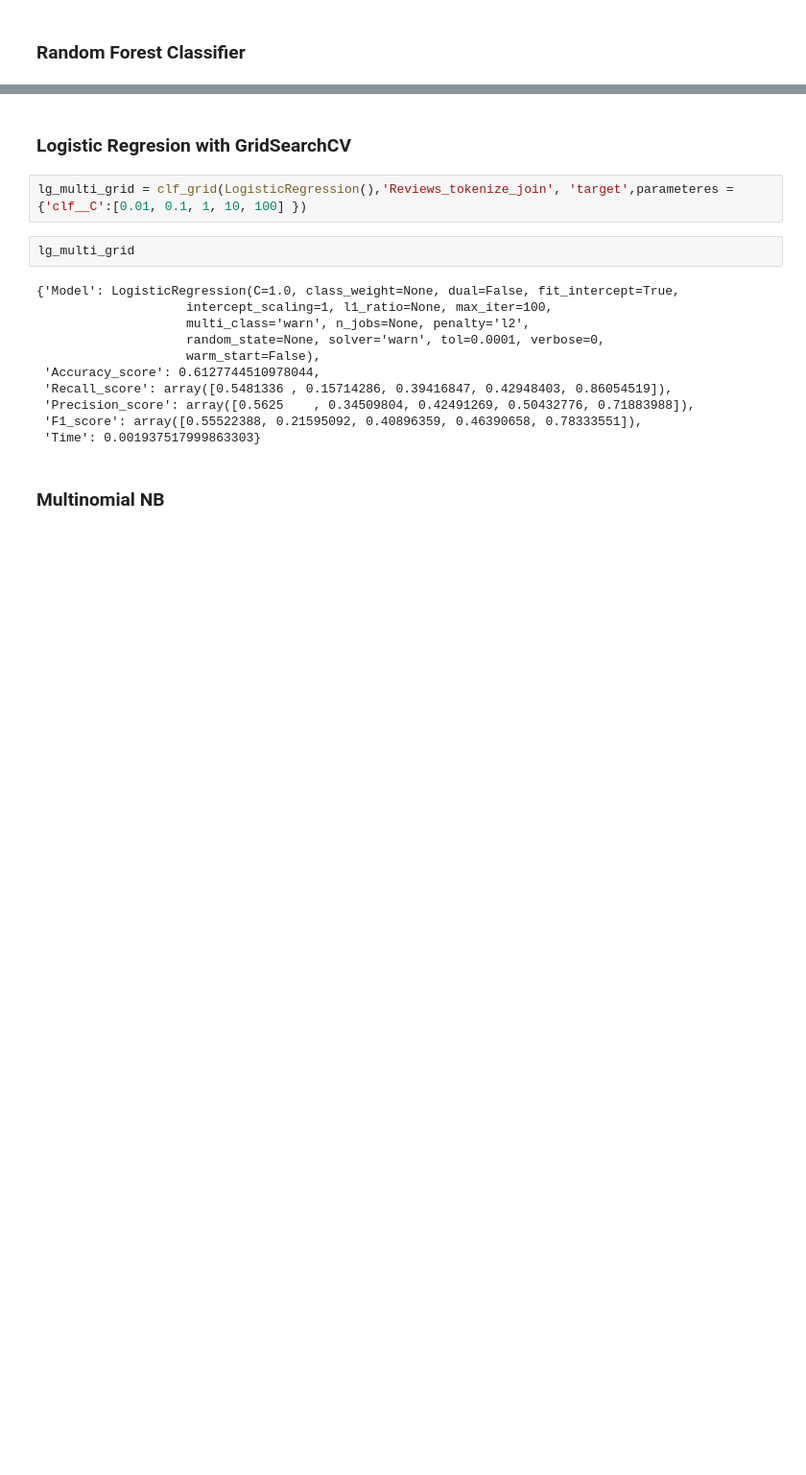
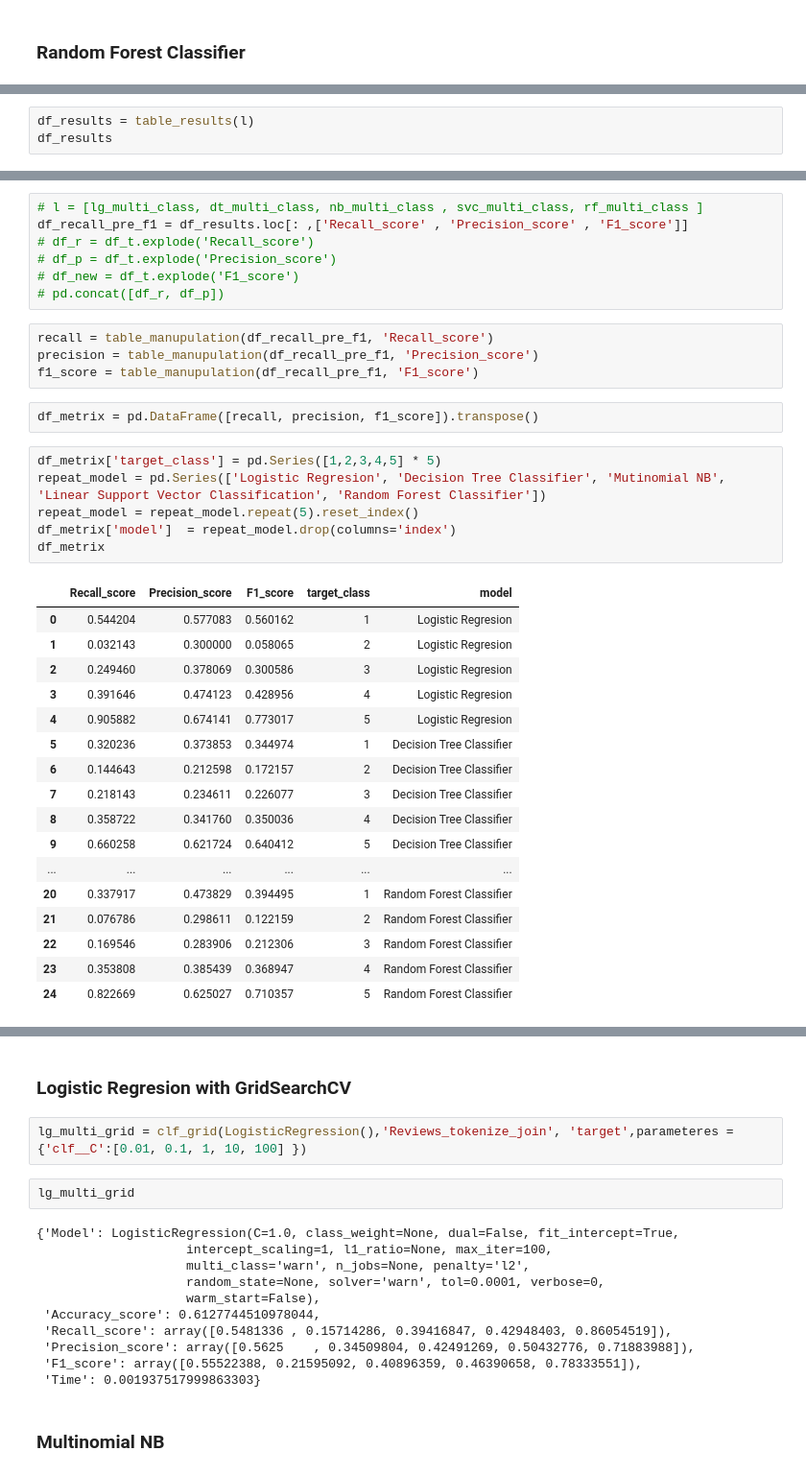
Before and after one commit to Cristinamulas/Text-Classification-And-Sentiment-Analysis-On-Hotel-Reviews, a Jupyter notebook: Text classification models.ipynb, the cells around one changed output, grey strips where cells are left out. Shown at 96% size. Saved outputs shown, nothing was run; the diff lists cells and outputs as text; blank space fills up the shorter version.

Commit message:
adding result table

```diff
--- a/Text classification models.ipynb
+++ b/Text classification models.ipynb
@@ -357,0 +205,3 @@ weighted avg       0.47      0.51      0.48      7515
+# %%
+df_results = table_results(l)
+df_results
@@ -357,0 +216,37 @@ weighted avg       0.47      0.51      0.48      7515
+# %%
+# l = [lg_multi_class, dt_multi_class, nb_multi_class , svc_multi_class, rf_multi_class ]
+df_recall_pre_f1 = df_results.loc[: ,['Recall_score' , 'Precision_score' , 'F1_score']]
+# df_r = df_t.explode('Recall_score')
+# df_p = df_t.explode('Precision_score')
+# df_new = df_t.explode('F1_score')
+# pd.concat([df_r, df_p])
+# %%
+recall = table_manupulation(df_recall_pre_f1, 'Recall_score')
+precision = table_manupulation(df_recall_pre_f1, 'Precision_score')
+f1_score = table_manupulation(df_recall_pre_f1, 'F1_score')
+# %%
+df_metrix = pd.DataFrame([recall, precision, f1_score]).transpose()
+# %%
+df_metrix['target_class'] = pd.Series([1,2,3,4,5] * 5)
+repeat_model = pd.Series(['Logistic Regresion', 'Decision Tree Classifier', 'Mutinomial NB', 'Linear Support Vector Classification', 'Random Forest Classifier'])
+repeat_model = repeat_model.repeat(5).reset_index()
+df_metrix['model']  = repeat_model.drop(columns='index')
+df_metrix
+# %% [output]
+|  | Recall_score | Precision_score | F1_score | target_class | model |
+| 0 | 0.544204 | 0.577083 | 0.560162 | 1 | Logistic Regresion |
+| 1 | 0.032143 | 0.300000 | 0.058065 | 2 | Logistic Regresion |
+| 2 | 0.249460 | 0.378069 | 0.300586 | 3 | Logistic Regresion |
+| 3 | 0.391646 | 0.474123 | 0.428956 | 4 | Logistic Regresion |
+| 4 | 0.905882 | 0.674141 | 0.773017 | 5 | Logistic Regresion |
+| 5 | 0.320236 | 0.373853 | 0.344974 | 1 | Decision Tree Classifier |
+| 6 | 0.144643 | 0.212598 | 0.172157 | 2 | Decision Tree Classifier |
+| 7 | 0.218143 | 0.234611 | 0.226077 | 3 | Decision Tree Classifier |
+| 8 | 0.358722 | 0.341760 | 0.350036 | 4 | Decision Tree Classifier |
+| 9 | 0.660258 | 0.621724 | 0.640412 | 5 | Decision Tree Classifier |
+| ... | ... | ... | ... | ... | ... |
+| 20 | 0.337917 | 0.473829 | 0.394495 | 1 | Random Forest Classifier |
+| 21 | 0.076786 | 0.298611 | 0.122159 | 2 | Random Forest Classifier |
+| 22 | 0.169546 | 0.283906 | 0.212306 | 3 | Random Forest Classifier |
+| 23 | 0.353808 | 0.385439 | 0.368947 | 4 | Random Forest Classifier |
+| 24 | 0.822669 | 0.625027 | 0.710357 | 5 | Random Forest Classifier |
```
Also changed, not shown: parts of 85 cells of this notebook, 5 other files.
